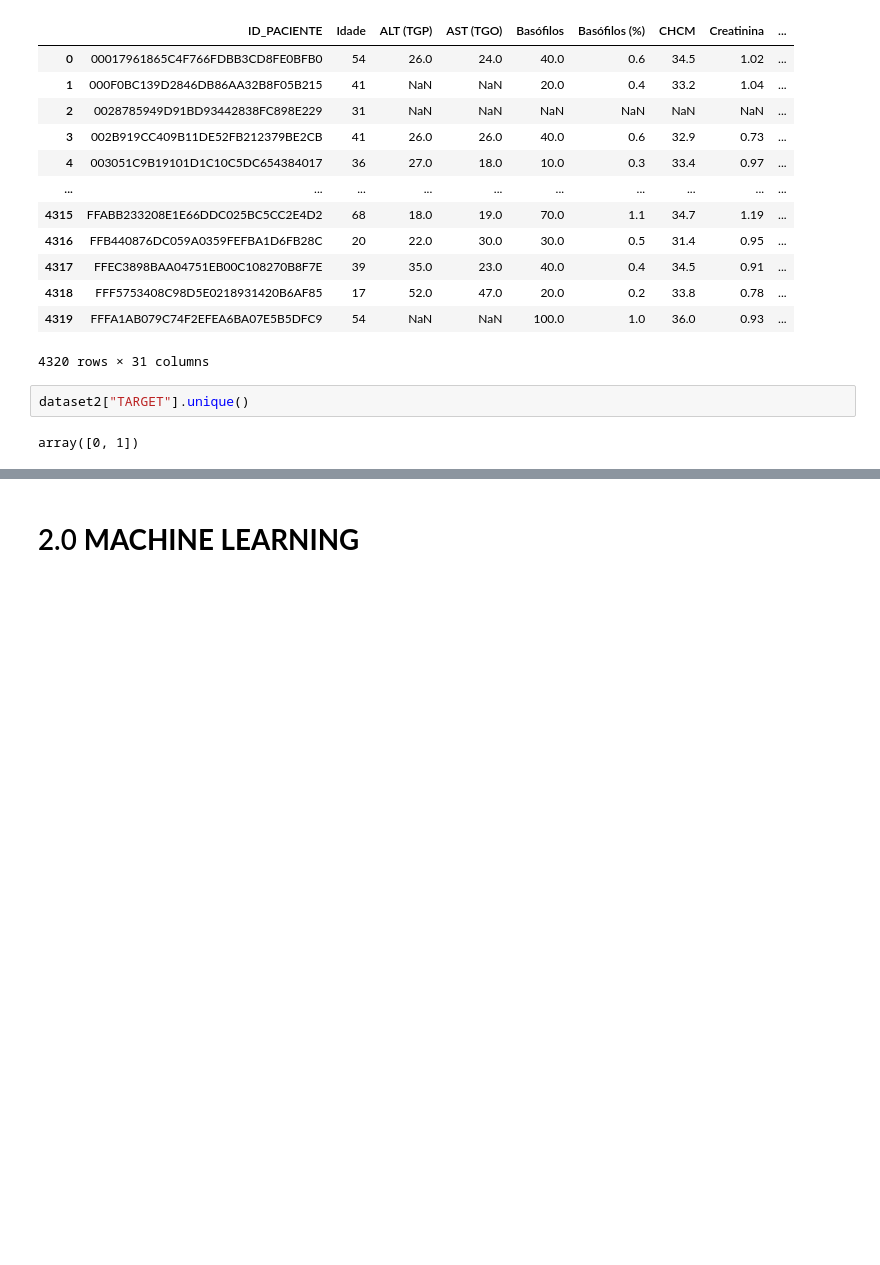
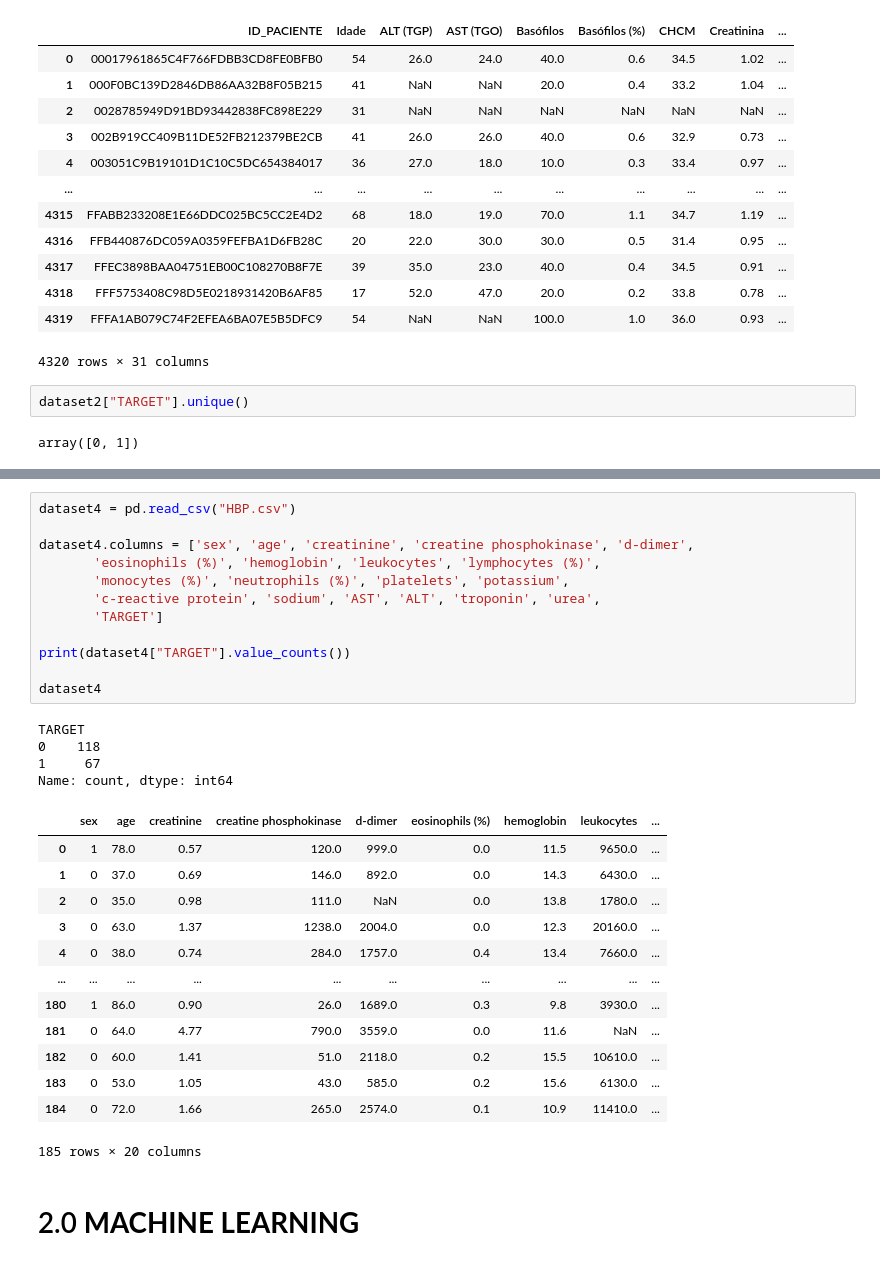
Before and after one commit to filipeloyola/LPMD-applied-COVID-19-datasets, a Jupyter notebook: ML_notebook.ipynb, the cells around one changed output, grey strips where cells are left out. Cells and saved outputs as stored; diff of their text form; blank space fills up the shorter version.

```diff
--- a/ML_notebook.ipynb
+++ b/ML_notebook.ipynb
@@ -182,3 +239,33 @@ array([0, 1])
+# %%
+dataset4 = pd.read_csv("HBP.csv")
+
+dataset4.columns = ['sex', 'age', 'creatinine', 'creatine phosphokinase', 'd-dimer',
+       'eosinophils (%)', 'hemoglobin', 'leukocytes', 'lymphocytes (%)',
+       'monocytes (%)', 'neutrophils (%)', 'platelets', 'potassium',
+       'c-reactive protein', 'sodium', 'AST', 'ALT', 'troponin', 'urea',
+       'TARGET']
+
+print(dataset4["TARGET"].value_counts())
+
+dataset4
+# %% [output]
+TARGET
+0    118
+1     67
+Name: count, dtype: int64
+|  | sex | age | creatinine | creatine phosphokinase | d-dimer | eosinophils (%) | hemoglobin | leukocytes | ... |
+| 0 | 1 | 78.0 | 0.57 | 120.0 | 999.0 | 0.0 | 11.5 | 9650.0 | ... |
+| 1 | 0 | 37.0 | 0.69 | 146.0 | 892.0 | 0.0 | 14.3 | 6430.0 | ... |
+| 2 | 0 | 35.0 | 0.98 | 111.0 | NaN | 0.0 | 13.8 | 1780.0 | ... |
+| 3 | 0 | 63.0 | 1.37 | 1238.0 | 2004.0 | 0.0 | 12.3 | 20160.0 | ... |
+| 4 | 0 | 38.0 | 0.74 | 284.0 | 1757.0 | 0.4 | 13.4 | 7660.0 | ... |
+| ... | ... | ... | ... | ... | ... | ... | ... | ... | ... |
+| 180 | 1 | 86.0 | 0.90 | 26.0 | 1689.0 | 0.3 | 9.8 | 3930.0 | ... |
+| 181 | 0 | 64.0 | 4.77 | 790.0 | 3559.0 | 0.0 | 11.6 | NaN | ... |
+| 182 | 0 | 60.0 | 1.41 | 51.0 | 2118.0 | 0.2 | 15.5 | 10610.0 | ... |
+| 183 | 0 | 53.0 | 1.05 | 43.0 | 585.0 | 0.2 | 15.6 | 6130.0 | ... |
+| 184 | 0 | 72.0 | 1.66 | 265.0 | 2574.0 | 0.1 | 10.9 | 11410.0 | ... |
+185 rows × 20 columns
 # %% [markdown]
 # 2.0 **MACHINE LEARNING**
 # %%
```
Also changed, not shown: parts of 8 cells of this notebook, 10 other files.
